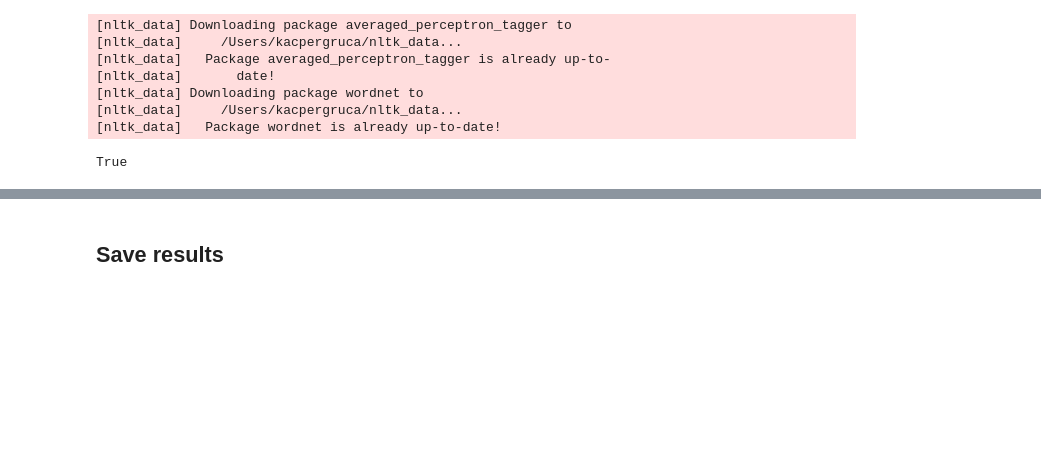
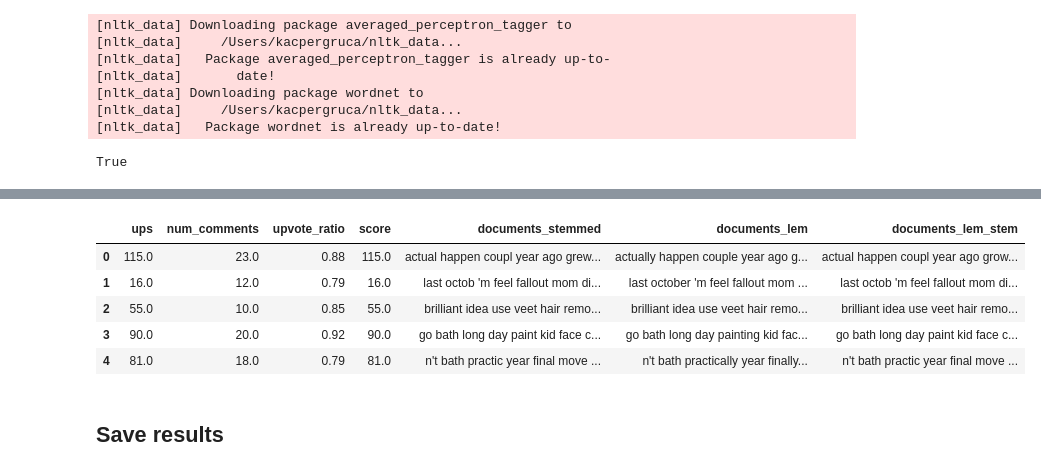
Before and after one commit to KacpiPL/Text_mining_tifu, a Jupyter notebook: scripts/1_text_cleaning.ipynb, the cells around one changed output, grey strips where cells are left out. Saved outputs shown, nothing was run; the diff lists cells and outputs as text; code cells hidden in the pictures; blank space fills up the shorter version.

Commit message:
Modify text cleaning

```diff
--- a/scripts/1_text_cleaning.ipynb
+++ b/scripts/1_text_cleaning.ipynb
@@ -211,11 +203,16 @@ def lemmatize_text(text):
         lemma = lemmatizer.lemmatize(word, get_wordnet_pos(word))
         lemmatized_output.append(lemma)
     return " ".join(lemmatized_output)
+# %%
+# apply leammatization to columns based on stopwords removal
+df["documents_lem"] = df["documents_no_stopwords"].apply(lemmatize_text)
+df["tldr_lem"] = df["tldr_no_stopwords"].apply(lemmatize_text)
+df["title_lem"] = df["title_no_stopwords"].apply(lemmatize_text)
 # %%
-# apply leammatization to columns
-df["documents_lem"] = df["documents_stemmed"].apply(lemmatize_text)
-df["tldr_lem"] = df["tldr_stemmed"].apply(lemmatize_text)
-df["title_lem"] = df["title_stemmed"].apply(lemmatize_text)
+# apply leammatization to columns based on stemming
+df["documents_lem_stem"] = df["documents_stemmed"].apply(lemmatize_text)
+df["tldr_lem_stem"] = df["tldr_stemmed"].apply(lemmatize_text)
+df["title_lem_stem"] = df["title_stemmed"].apply(lemmatize_text)
 # %%
 df.isna().sum()
 # %% [output]
@@ -253,5 +248,14 @@ df.head()
 indicies_to_drop = df[df['documents_lem'].apply(lambda x: not x)].index
 # %%
 df = df.drop(indicies_to_drop)
+# %%
+df[["ups", "num_comments", "upvote_ratio", "score", "documents_stemmed", "documents_lem", "documents_lem_stem"]].head()
+# %% [output]
+|  | ups | num_comments | upvote_ratio | score | documents_stemmed | documents_lem | documents_lem_stem |
+| 0 | 115.0 | 23.0 | 0.88 | 115.0 | actual happen coupl year ago grew... | actually happen couple year ago g... | actual happen coupl year ago grow... |
+| 1 | 16.0 | 12.0 | 0.79 | 16.0 | last octob 'm feel fallout mom di... | last october 'm feel fallout mom ... | last octob 'm feel fallout mom di... |
+| 2 | 55.0 | 10.0 | 0.85 | 55.0 | brilliant idea use veet hair remo... | brilliant idea use veet hair remo... | brilliant idea use veet hair remo... |
+| 3 | 90.0 | 20.0 | 0.92 | 90.0 | go bath long day paint kid face c... | go bath long day painting kid fac... | go bath long day paint kid face c... |
+| 4 | 81.0 | 18.0 | 0.79 | 81.0 | n't bath practic year final move ... | n't bath practically year finally... | n't bath practic year final move ... |
 # %% [markdown]
 ## Save results
```
Also changed, not shown: parts of 4 cells of this notebook.
